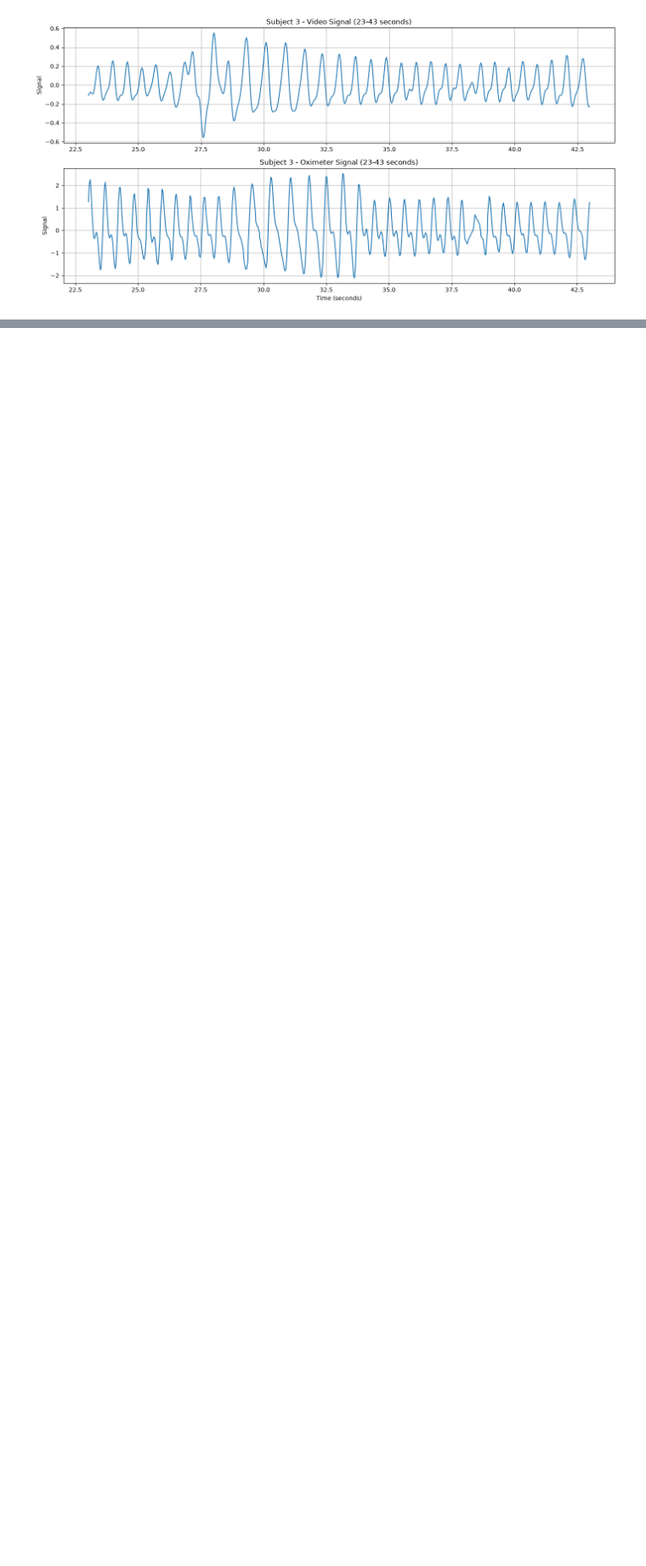
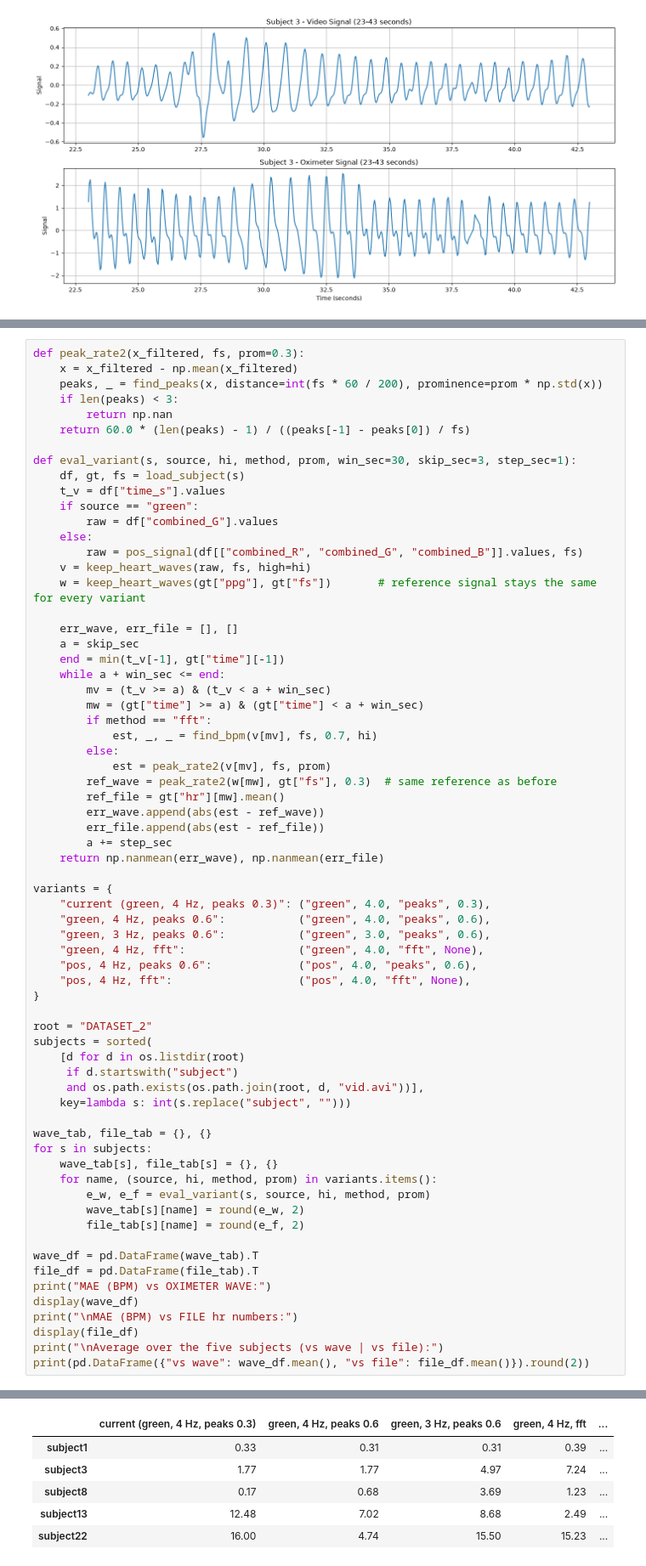
Before and after one commit to DuaShafiq123/HealthSync.ai, a Jupyter notebook: explore.ipynb, the cells around one changed output, grey strips where cells are left out. Shown at 85% size. Drawn from its saved outputs; the diff is of its cells as text; blank space fills up the shorter version.

```diff
--- a/explore.ipynb
+++ b/explore.ipynb
@@ -1102,0 +1180,68 @@ dtype: float64
+# %%
+def peak_rate2(x_filtered, fs, prom=0.3):
+    x = x_filtered - np.mean(x_filtered)
+    peaks, _ = find_peaks(x, distance=int(fs * 60 / 200), prominence=prom * np.std(x))
+    if len(peaks) < 3:
+        return np.nan
+    return 60.0 * (len(peaks) - 1) / ((peaks[-1] - peaks[0]) / fs)
+
+def eval_variant(s, source, hi, method, prom, win_sec=30, skip_sec=3, step_sec=1):
+    df, gt, fs = load_subject(s)
+    t_v = df["time_s"].values
+    if source == "green":
+        raw = df["combined_G"].values
+    else:
+        raw = pos_signal(df[["combined_R", "combined_G", "combined_B"]].values, fs)
+    v = keep_heart_waves(raw, fs, high=hi)
+    w = keep_heart_waves(gt["ppg"], gt["fs"])       # reference signal stays the same for every variant
+
+    err_wave, err_file = [], []
+    a = skip_sec
+    end = min(t_v[-1], gt["time"][-1])
+    while a + win_sec <= end:
+        mv = (t_v >= a) & (t_v < a + win_sec)
+        mw = (gt["time"] >= a) & (gt["time"] < a + win_sec)
+        if method == "fft":
+            est, _, _ = find_bpm(v[mv], fs, 0.7, hi)
+        else:
+            est = peak_rate2(v[mv], fs, prom)
+        ref_wave = peak_rate2(w[mw], gt["fs"], 0.3)  # same reference as before
+        ref_file = gt["hr"][mw].mean()
+        err_wave.append(abs(est - ref_wave))
+        err_file.append(abs(est - ref_file))
+        a += step_sec
+    return np.nanmean(err_wave), np.nanmean(err_file)
+
+variants = {
+    "current (green, 4 Hz, peaks 0.3)": ("green", 4.0, "peaks", 0.3),
+    "green, 4 Hz, peaks 0.6":           ("green", 4.0, "peaks", 0.6),
+    "green, 3 Hz, peaks 0.6":           ("green", 3.0, "peaks", 0.6),
+    "green, 4 Hz, fft":                 ("green", 4.0, "fft", None),
+    "pos, 4 Hz, peaks 0.6":             ("pos", 4.0, "peaks", 0.6),
+    "pos, 4 Hz, fft":                   ("pos", 4.0, "fft", None),
+}
+
+root = "DATASET_2"
+subjects = sorted(
+    [d for d in os.listdir(root)
+     if d.startswith("subject")
+     and os.path.exists(os.path.join(root, d, "vid.avi"))],
+    key=lambda s: int(s.replace("subject", "")))
+
+wave_tab, file_tab = {}, {}
+for s in subjects:
+    wave_tab[s], file_tab[s] = {}, {}
+    for name, (source, hi, method, prom) in variants.items():
+        e_w, e_f = eval_variant(s, source, hi, method, prom)
+        wave_tab[s][name] = round(e_w, 2)
+        file_tab[s][name] = round(e_f, 2)
+
+wave_df = pd.DataFrame(wave_tab).T
+file_df = pd.DataFrame(file_tab).T
+print("MAE (BPM) vs OXIMETER WAVE:")
+display(wave_df)
+print("\nMAE (BPM) vs FILE hr numbers:")
+display(file_df)
+print("\nAverage over the five subjects (vs wave | vs file):")
+print(pd.DataFrame({"vs wave": wave_df.mean(), "vs file": file_df.mean()}).round(2))
+# %% [output]
@@ -1102,0 +1249,6 @@ dtype: float64
+|  | current (green, 4 Hz, peaks 0.3) | green, 4 Hz, peaks 0.6 | green, 3 Hz, peaks 0.6 | green, 4 Hz, fft | ... |
+| subject1 | 0.33 | 0.31 | 0.31 | 0.39 | ... |
+| subject3 | 1.77 | 1.77 | 4.97 | 7.24 | ... |
+| subject8 | 0.17 | 0.68 | 3.69 | 1.23 | ... |
+| subject13 | 12.48 | 7.02 | 8.68 | 2.49 | ... |
+| subject22 | 16.00 | 4.74 | 15.50 | 15.23 | ... |
```
Also changed, not shown: parts of 4 cells of this notebook, 1 other file.
